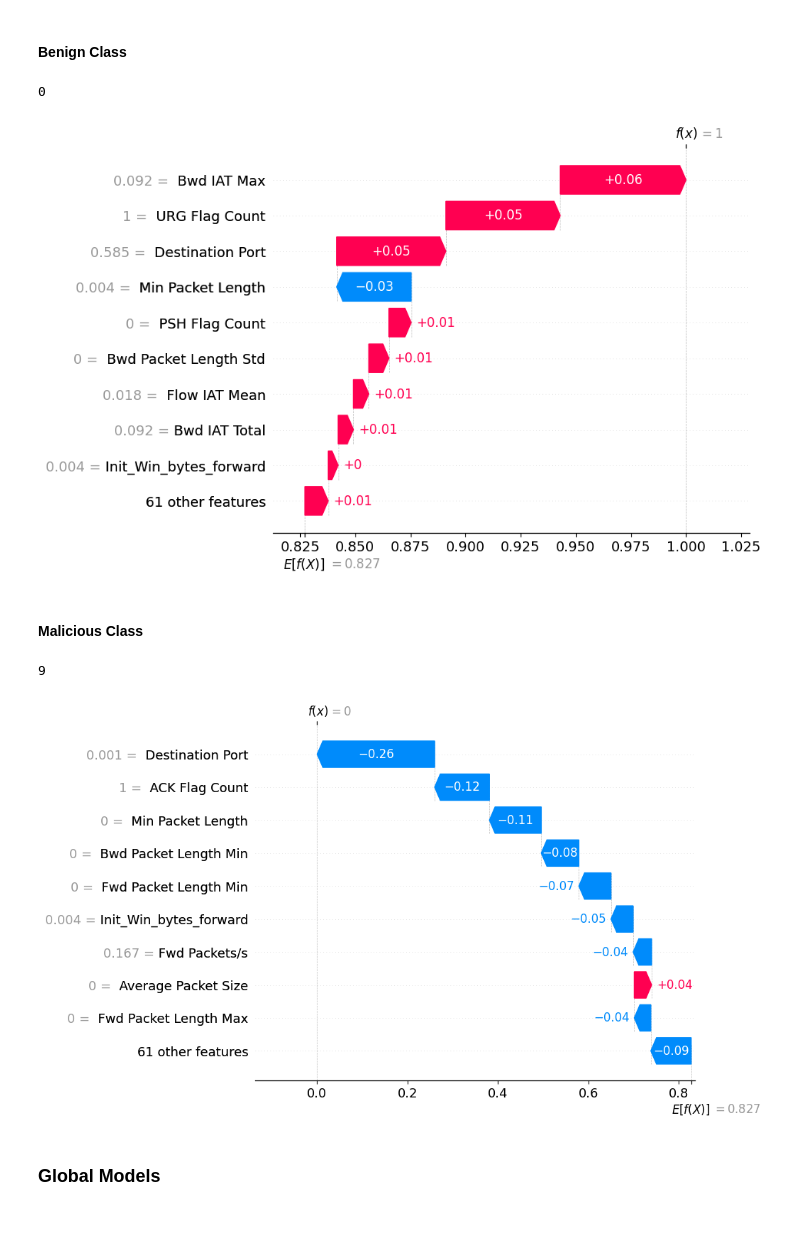
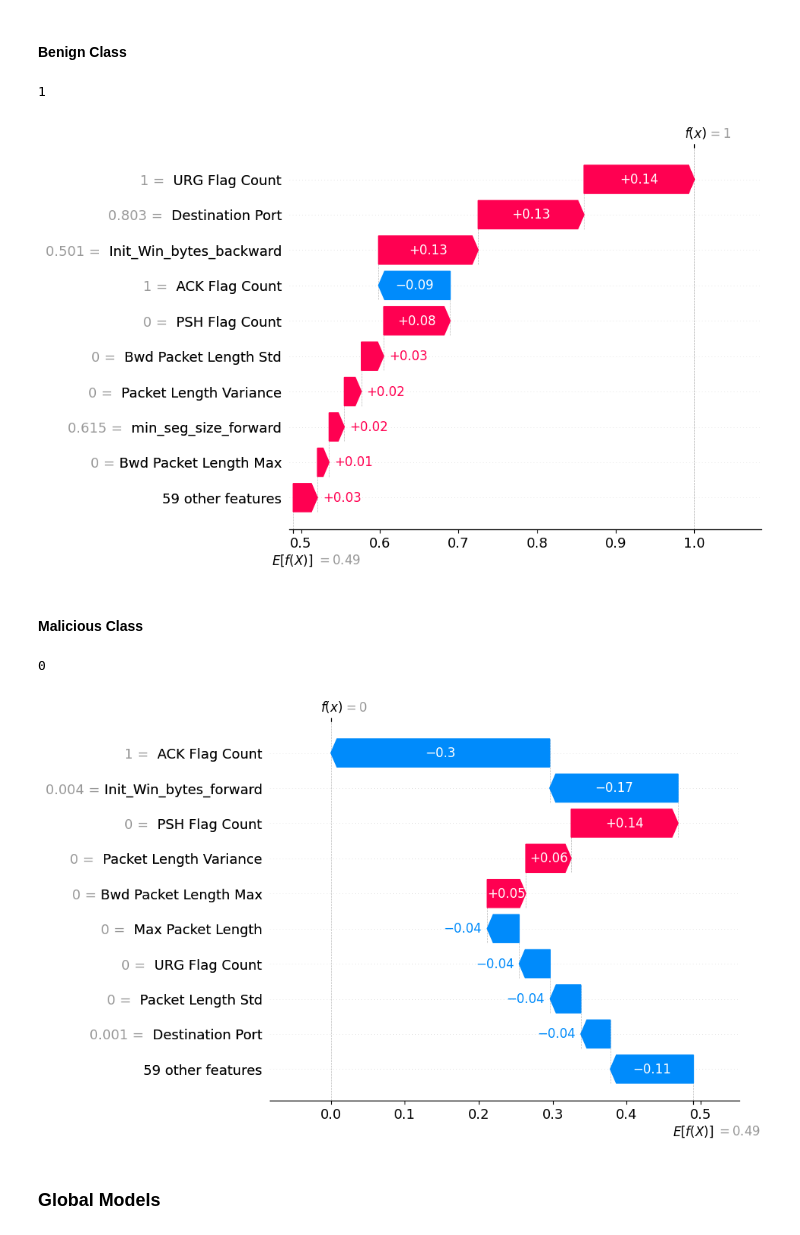
Before and after one commit to f-odc/xai-assisted-intrusion-detection, a Jupyter notebook: src/explainer.ipynb, the cells around one changed output. Cells and saved outputs as stored; diff of their text form; code cells hidden in the pictures.

```diff
--- a/src/explainer.ipynb
+++ b/src/explainer.ipynb
@@ -7,10 +7,10 @@
 # %%
 import pandas as pd
 
-X_train = pd.read_csv("../CICIDS2017/train_test_split/X_train_proto.csv")
-X_test = pd.read_csv("../CICIDS2017/train_test_split/X_test_proto.csv")
-y_train = pd.read_csv("../CICIDS2017/train_test_split/y_train_proto.csv")
-y_test = pd.read_csv("../CICIDS2017/train_test_split/y_test_proto.csv")
+X_train = pd.read_csv("../CICIDS2017/train_test_split/X_train_poc.csv")
+X_test = pd.read_csv("../CICIDS2017/train_test_split/X_test_poc.csv")
+y_train = pd.read_csv("../CICIDS2017/train_test_split/y_train_poc.csv")
+y_test = pd.read_csv("../CICIDS2017/train_test_split/y_test_poc.csv")
 
 print(X_train.shape, X_test.shape, y_train.shape, y_test.shape)
 # %% [output]
@@ -21,6 +21,6 @@ print(X_train.shape, X_test.shape, y_train.shape, y_test.shape)
 # load model
 from tensorflow import keras
 
-model = keras.models.load_model('../CICIDS2017/models/ids_dnn.keras')
+model = keras.models.load_model('../CICIDS2017/models/ids_dnn_poc.keras')
 model.summary()
 # %% [output]
@@ -49,0 +43,8 @@ Model: "sequential_1"
+# %%
+# POC: create smaller dataset
+print(X_train.shape, X_test.shape, y_train.shape, y_test.shape)
+X_train = X_train.iloc[:2500]
+y_train = y_train.iloc[:2500]
+X_test = X_test.iloc[:2500]
+y_test = y_test.iloc[:2500]
+print(X_train.shape, X_test.shape, y_train.shape, y_test.shape)
@@ -95,19 +99,19 @@ first_benign_index = benign_classes[0]
 print(first_benign_index)
 shap.waterfall_plot(shap_values[first_benign_index])
 # %% [output]
-0
+1
-[figure, old version]
+[figure, new version]
 # %% [markdown]
 #### Malicious Class
 # %%
 # plot explanations from malicious class
-malicious_classes = np.array(y_test[y_test['MALICIOUS'] == 1].index)
+malicious_classes = np.array(y_test[y_test['ATTACK'] == 1].index)
 first_malicious_index = malicious_classes[0]
 print(first_malicious_index)
 shap.waterfall_plot(shap_values[first_malicious_index])
 # %% [output]
-9
+0
-[figure, old version]
+[figure, new version]
 # %% [markdown]
 ### Global Models
 # %%
```
Also changed, not shown: parts of 34 cells of this notebook, 6 other files.
